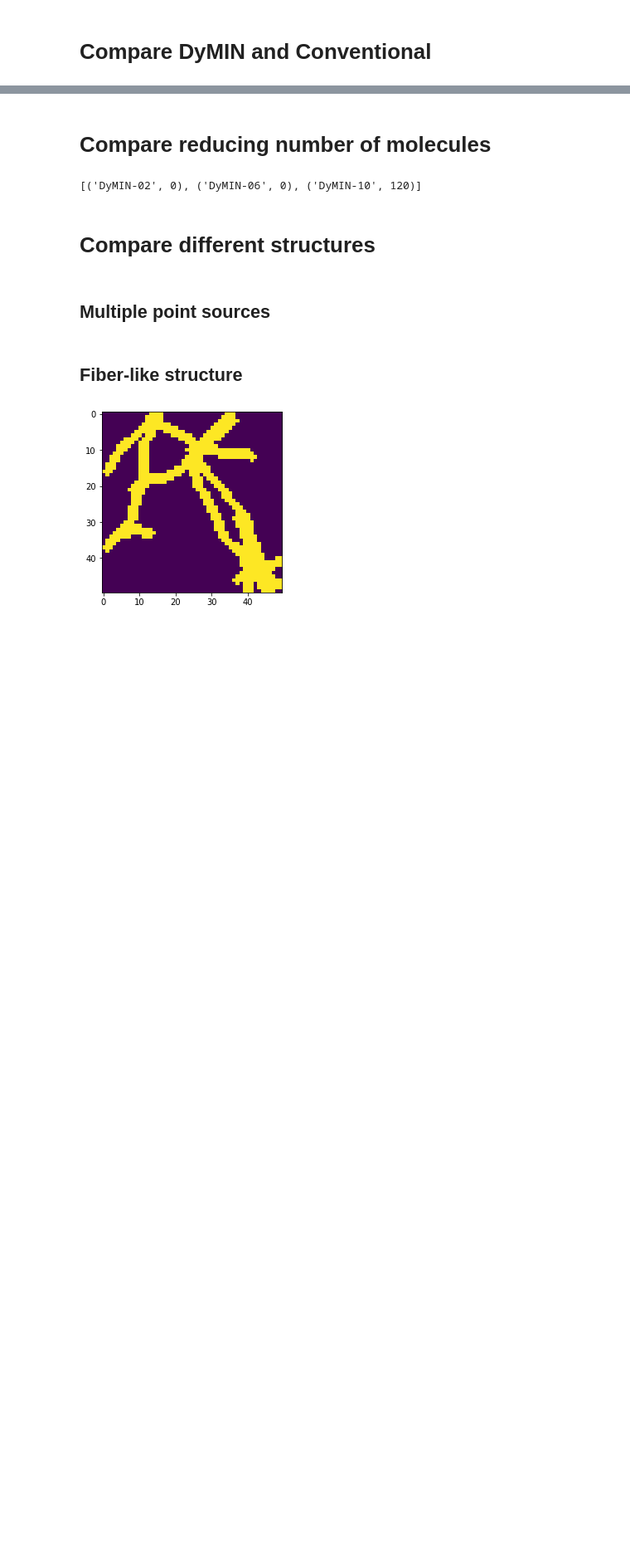
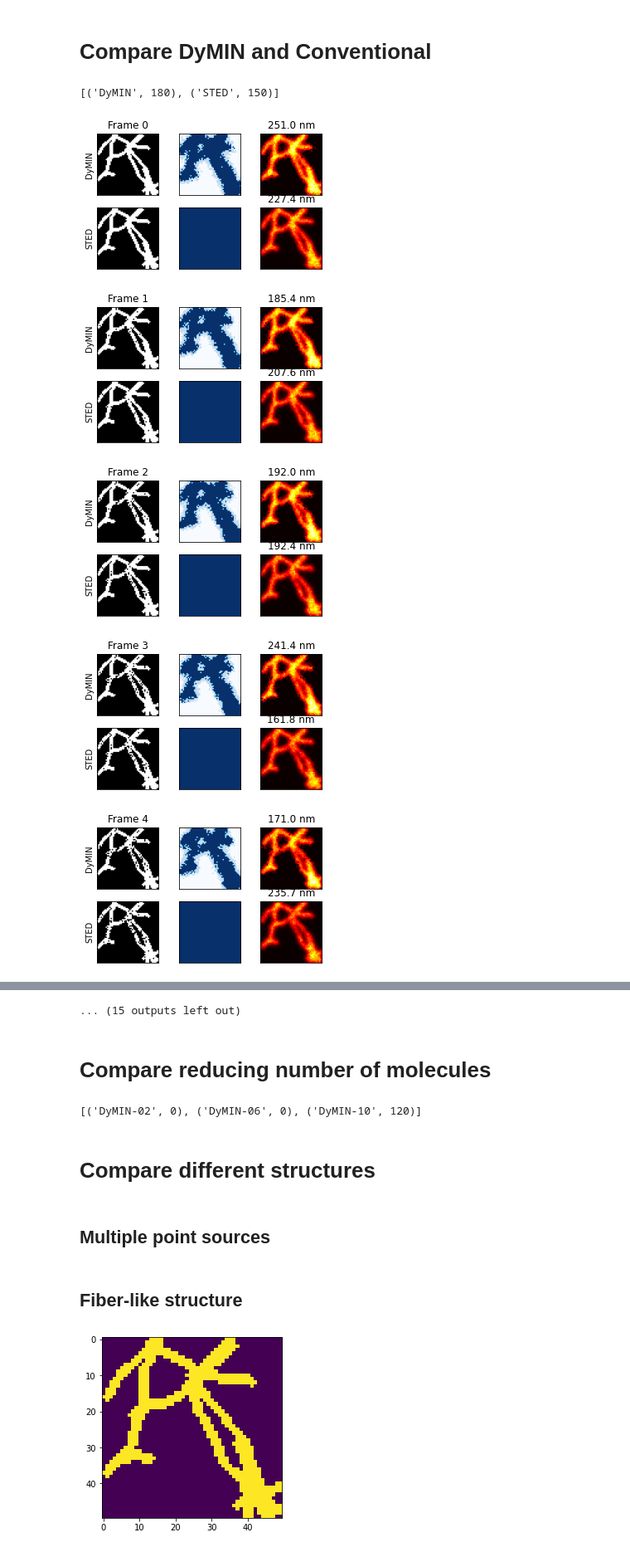
Before and after one commit to FLClab/pySTED, a Jupyter notebook: dymin.ipynb, the cells around one changed output, grey strips where cells are left out. Shown at 83% size. Cells and saved outputs as stored; diff of their text form; code cells hidden in the pictures; blank space fills up the shorter version.

Commit message:
modified experiment class to avoid being restricted to dymin microscope;

```diff
--- a/dymin.ipynb
+++ b/dymin.ipynb
@@ -150,7 +153,10 @@ def plot_and_gen_gif(histories, savename=None, keys=None, show_res=False):
 #         fig, axes = pyplot.subplots(len(keys), 3, figsize=(10, 5))
         for n, key in enumerate(keys):
             axes[n, 0].imshow(histories[key]["datamap"][i], vmin=0, vmax=histories[key]["datamap"][0].max(), cmap="gray")
-            axes[n, 1].imshow(histories[key]["scaled_power"][i], vmin=0, vmax=1, cmap="Blues")
+            if key == "STED":
+                axes[n, 1].imshow(numpy.ones_like(histories[key]["other"][i]), vmin=0, vmax=1, cmap="Blues")
+            else:
+                axes[n, 1].imshow(histories[key]["other"][i], vmin=0, vmax=1, cmap="Blues")
             axes[n, 2].imshow(histories[key]["acquisition"][i], vmin=0, vmax=max(maxvalues), cmap="hot")
             if show_res:
                 axes[n, 2].set_title("{:0.1f} nm".format(get_resolution(histories[key]["acquisition"][i])))
@@ -216,7 +222,7 @@ opts = {
     "threshold_count" : [8, 8, 0]
 }
 datamap = base.Datamap(molecules_disposition, pixelsize)
-microscope = dymin.DyMINMicroscope(laser_ex, laser_sted, detector, objective, fluo, opts=opts)
+microscope = microscopes.DyMINMicroscope(laser_ex, laser_sted, detector, objective, fluo, opts=opts)
 i_ex, _, _ = microscope.cache(datamap.pixelsize, save_cache=True)
 datamap.set_roi(i_ex, roi)
 experiment.add("DyMIN", microscope, datamap, params=params)
@@ -230,6 +236,14 @@ experiment.add("STED", microscope, datamap, params=params)
 # %%
 histories = acquire_all(experiment, num_acquisition, bleach=True, processes=2)
 # %%
-# plot_and_gen_gif(histories, show_res=True)
+plot_and_gen_gif(histories, show_res=True)
+plot_bleaching_curve(histories, keys=["STED", "DyMIN"])
 # plot_and_gen_gif(histories, show_res=True, savename="./panels/image_dymin-conventional_multiplesources-wnoise.gif")
-plot_bleaching_curve(histories, keys=["STED", "DyMIN"], savename="./panels/bleachingcurve_dymin-conventional_multiplesources-wnoise.pdf")
+# plot_bleaching_curve(histories, keys=["STED", "DyMIN"], savename="./panels/bleachingcurve_dymin-conventional_multiplesources-wnoise.pdf")
+# %% [output]
+[('DyMIN', 180), ('STED', 150)]
+[figure, added]
+[figure, added]
+[figure, added]
+[figure, added]
+[figure, added]
@@ -236,3 +256,4 @@ plot_bleaching_curve(histories, keys=["STED", "DyMIN"], savename="./panels/bleac
+... (15 outputs left out)
 # %% [markdown]
 # Compare reducing number of molecules
 # %%
```
Also changed, not shown: parts of 8 cells of this notebook, 1 other file.
